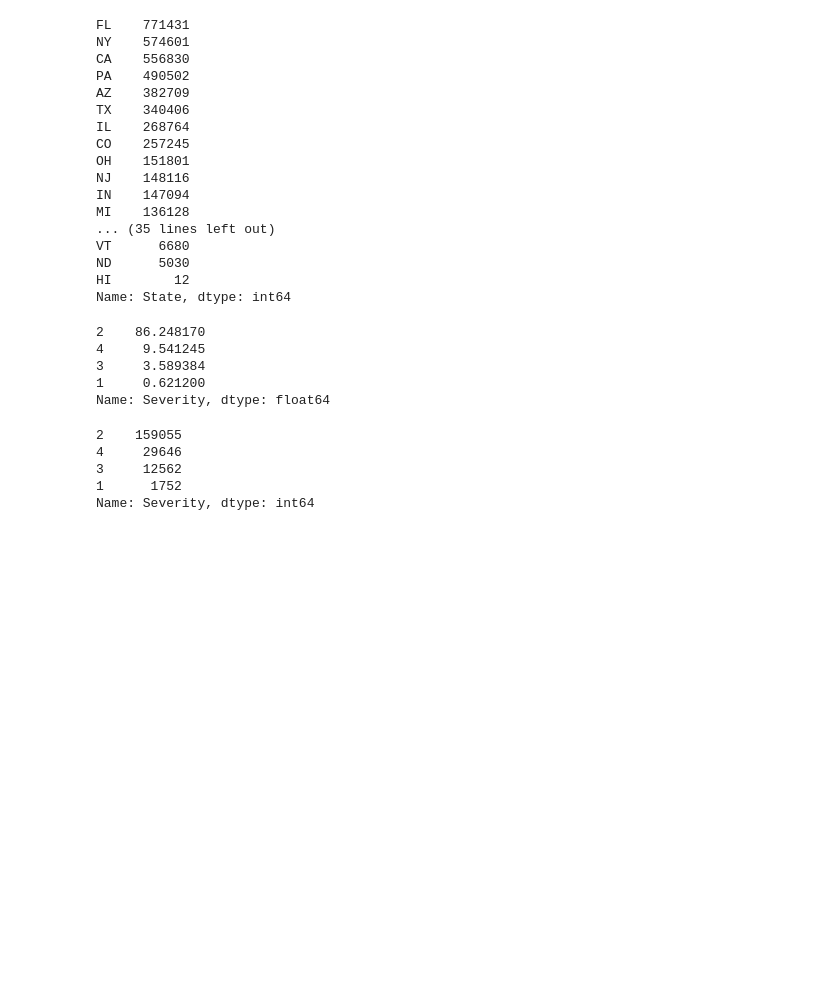
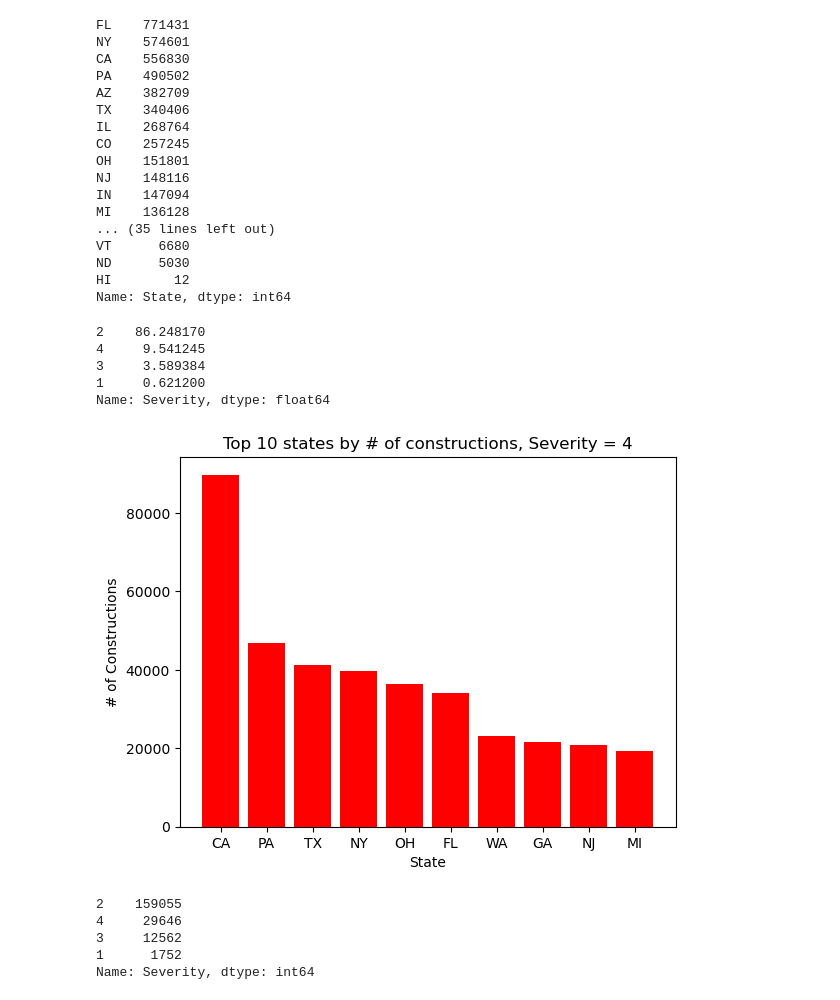
Before and after one commit to RBelgundi-6475/Term_Project_CS5644, a Jupyter notebook: Term_Project.ipynb, the cells around one changed output. Cells and saved outputs as stored; diff of their text form; code cells hidden in the pictures; blank space fills up the shorter version.

Commit message:
Subset of Data with EDA on California Construction Data

```diff
--- a/Term_Project.ipynb
+++ b/Term_Project.ipynb
@@ -220,6 +220,16 @@ df_construction[df_construction['State']=='PA']['Severity'].value_counts(normali
 3     3.589384
 1     0.621200
 Name: Severity, dtype: float64
+# %%
+state_df_s4 = pd.DataFrame(df_construction[df_construction["Severity"] == 4]['State'].value_counts()).reset_index().rename(columns={'index':'State', 'State':'Cases'})
+top_10_states_s4 = pd.DataFrame(state_df_s4.head(10))
+plt.bar(top_10_states_s4["State"], top_10_states_s4["Cases"], color = 'red')
+plt.title('Top 10 states by # of constructions, Severity = 4')
+plt.xlabel("State")
+plt.ylabel("# of Constructions")
+plt.show()
+# %% [output]
+[figure, added]
 # %%
 df_construction[(df_construction['start_year']>=2021) & (df_construction['end_year']<=2022) & (df_construction['State']=='CA')]['Severity'].value_counts()
 # %% [output]
```
Also changed, not shown: parts of 15 cells of this notebook.
